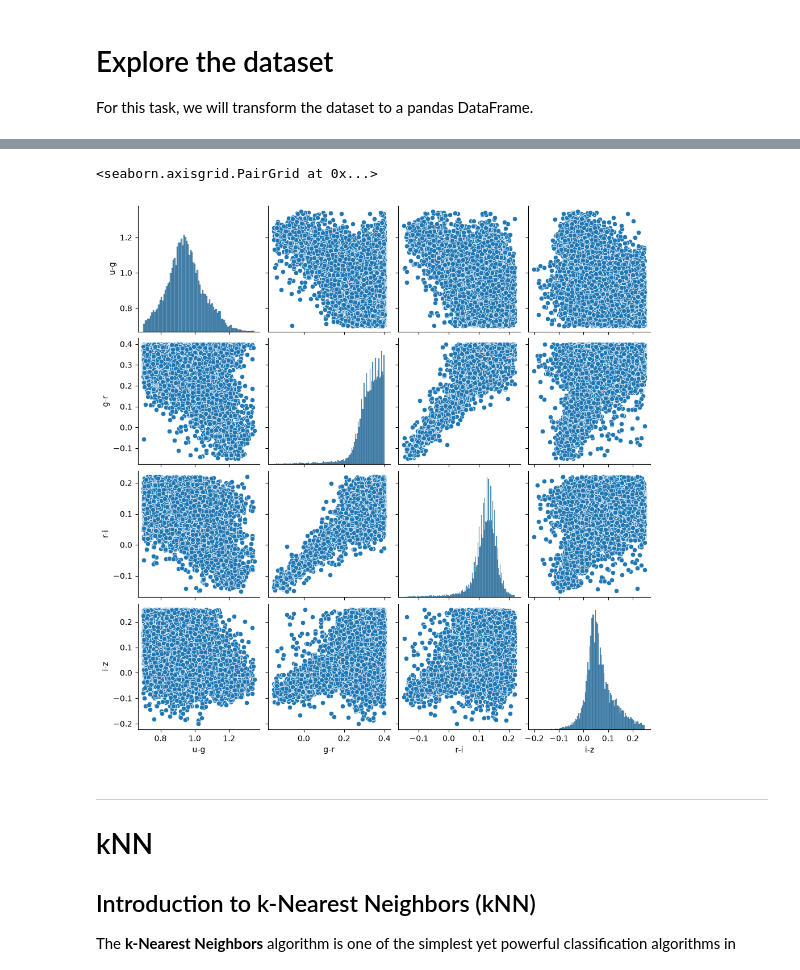
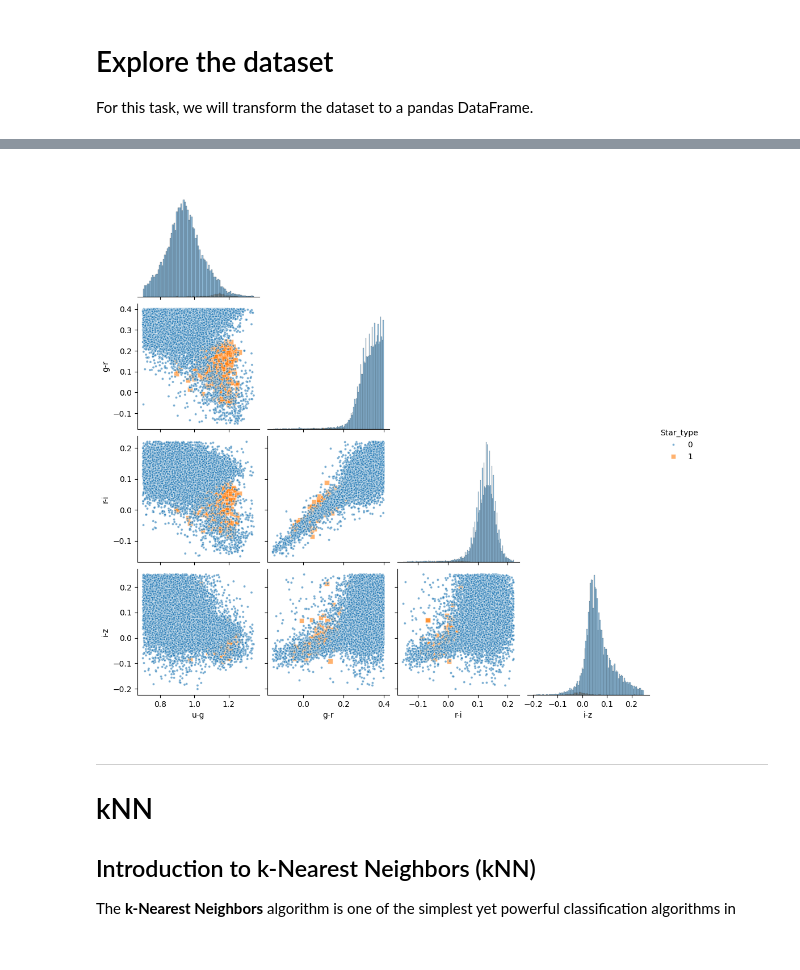
Before and after one commit to wjpearson/vistula, a Jupyter notebook: alamarca/Classification_Tutorial_students.ipynb, the cells around one changed output, grey strips where cells are left out. Drawn from its saved outputs; the diff is of its cells as text; code cells hidden in the pictures.

```diff
--- a/alamarca/Classification_Tutorial_students.ipynb
+++ b/alamarca/Classification_Tutorial_students.ipynb
@@ -112,4 +103,4 @@ feature_colnames = ['u-g', 'g-r', 'r-i', 'i-z']
 # %%
 # Create a dataframe with features X and labels y
-df = pd.DataFrame(X, columns=feature_colnames)
+df = pd.DataFrame(X, columns=['u-g', 'g-r', 'r-i', 'i-z'])
 df['Star_type'] = y
@@ -120,10 +127,18 @@ normal_stars = normal_stars.sample(frac=0.4, random_state=42)  # Keep only 40% o
 df = pd.concat([df[df['Star_type'] != 0], normal_stars])  # Combine with the rest of the dataset
 # %%
 # Create a corner plot with scatter plots colored by star type
-sns.pairplot(df[feature_colnames])
+sns.pairplot(df,
+             hue='Star_type',
+             hue_order=[0, 1],
+             diag_kind='hist',
+             plot_kws={'alpha': 0.6},
+             markers=['.', 's'],
+             corner=True
+             )
+
+plt.show()
 # %% [output]
-<seaborn.axisgrid.PairGrid at 0x...>
-[figure, old version]
+[figure, new version]
 # %% [markdown]
 ----
 
```
Also changed, not shown: parts of 33 cells of this notebook, 1 other file.
